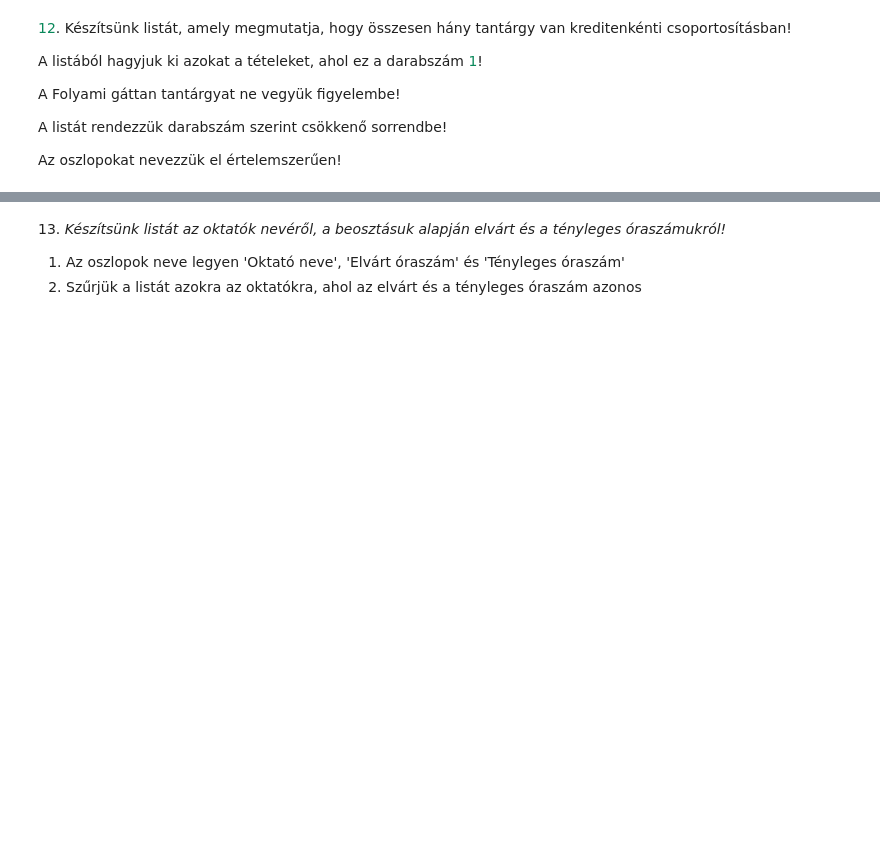
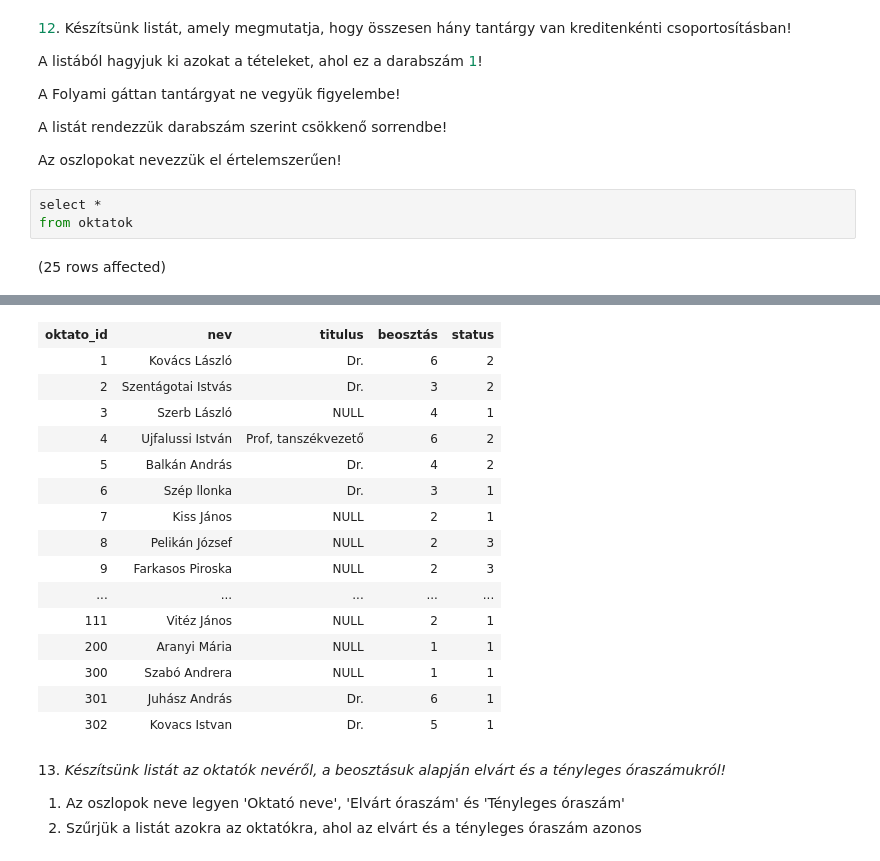
Before and after one commit to telekboldi2/sql.uni-corvinus, a Jupyter notebook: gyakorlat03_feladatok.ipynb, the cells around one changed output, grey strips where cells are left out. Drawn from its saved outputs; the diff is of its cells as text; blank space fills up the shorter version.

```diff
--- a/gyakorlat03_feladatok.ipynb
+++ b/gyakorlat03_feladatok.ipynb
@@ -156,3 +179,8 @@ A Folyami gáttan tantárgyat ne vegyük figyelembe!
 A listát rendezzük darabszám szerint csökkenő sorrendbe!
 
 Az oszlopokat nevezzük el értelemszerűen!
+# %%
+select *
+from oktatok
+# %% [output]
+(25 rows affected)
@@ -159,3 +188,19 @@ Az oszlopokat nevezzük el értelemszerűen!
+| oktato_id | nev | titulus | beosztás | status |
+| 1 | Kovács László | Dr. | 6 | 2 |
+| 2 | Szentágotai Istvás | Dr. | 3 | 2 |
+| 3 | Szerb László | NULL | 4 | 1 |
+| 4 | Ujfalussi István | Prof, tanszékvezető | 6 | 2 |
+| 5 | Balkán András | Dr. | 4 | 2 |
+| 6 | Szép llonka | Dr. | 3 | 1 |
+| 7 | Kiss János | NULL | 2 | 1 |
+| 8 | Pelikán József | NULL | 2 | 3 |
+| 9 | Farkasos Piroska | NULL | 2 | 3 |
+| ... | ... | ... | ... | ... |
+| 111 | Vitéz János | NULL | 2 | 1 |
+| 200 | Aranyi Mária | NULL | 1 | 1 |
+| 300 | Szabó Andrera | NULL | 1 | 1 |
+| 301 | Juhász András | Dr. | 6 | 1 |
+| 302 | Kovacs Istvan | Dr. | 5 | 1 |
 # %% [markdown]
 13. _Készítsünk listát az oktatók nevéről, a beosztásuk alapján elvárt és a tényleges óraszámukról!_
 
```
Also changed, not shown: parts of 3 cells of this notebook.
